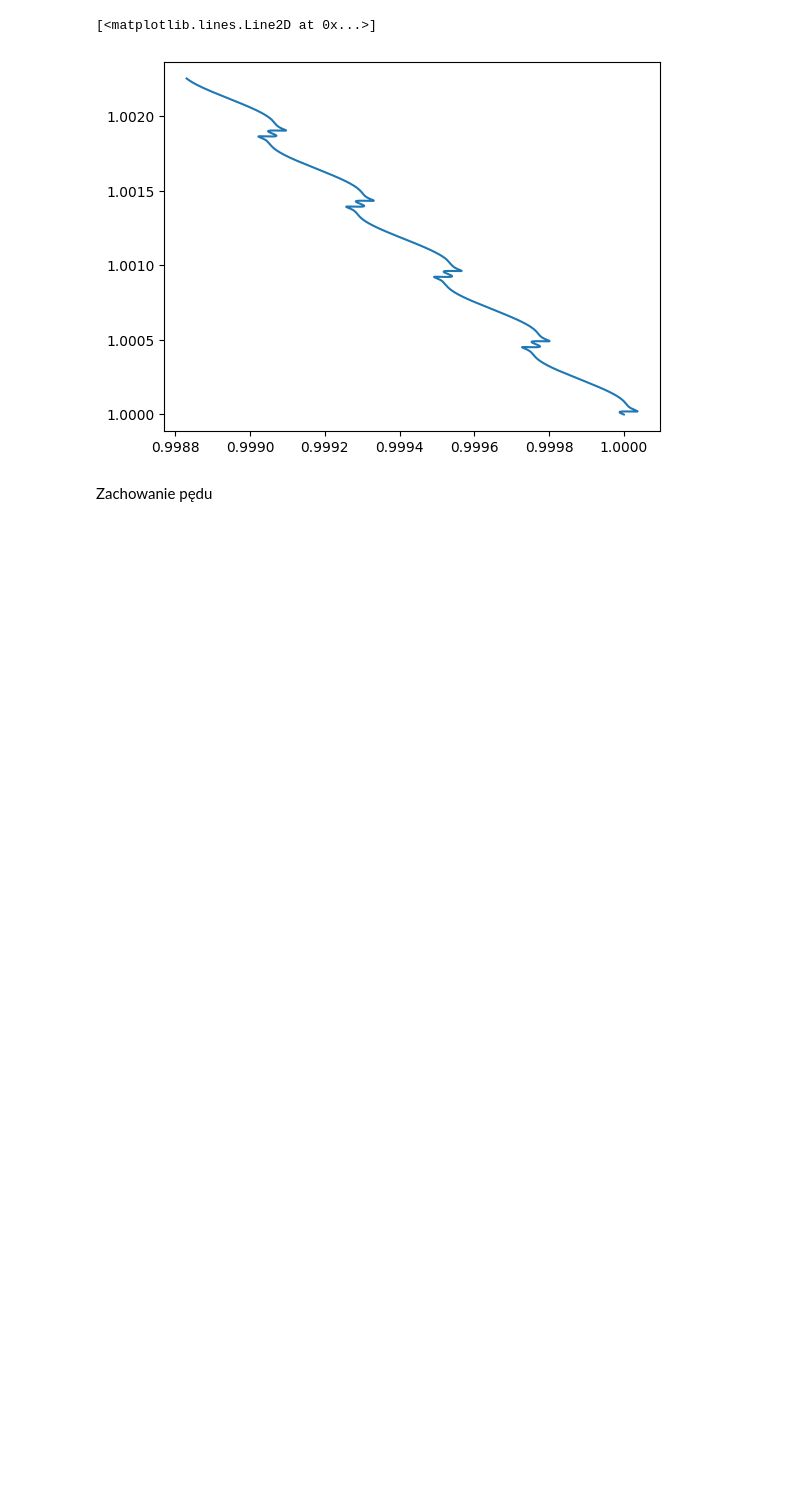
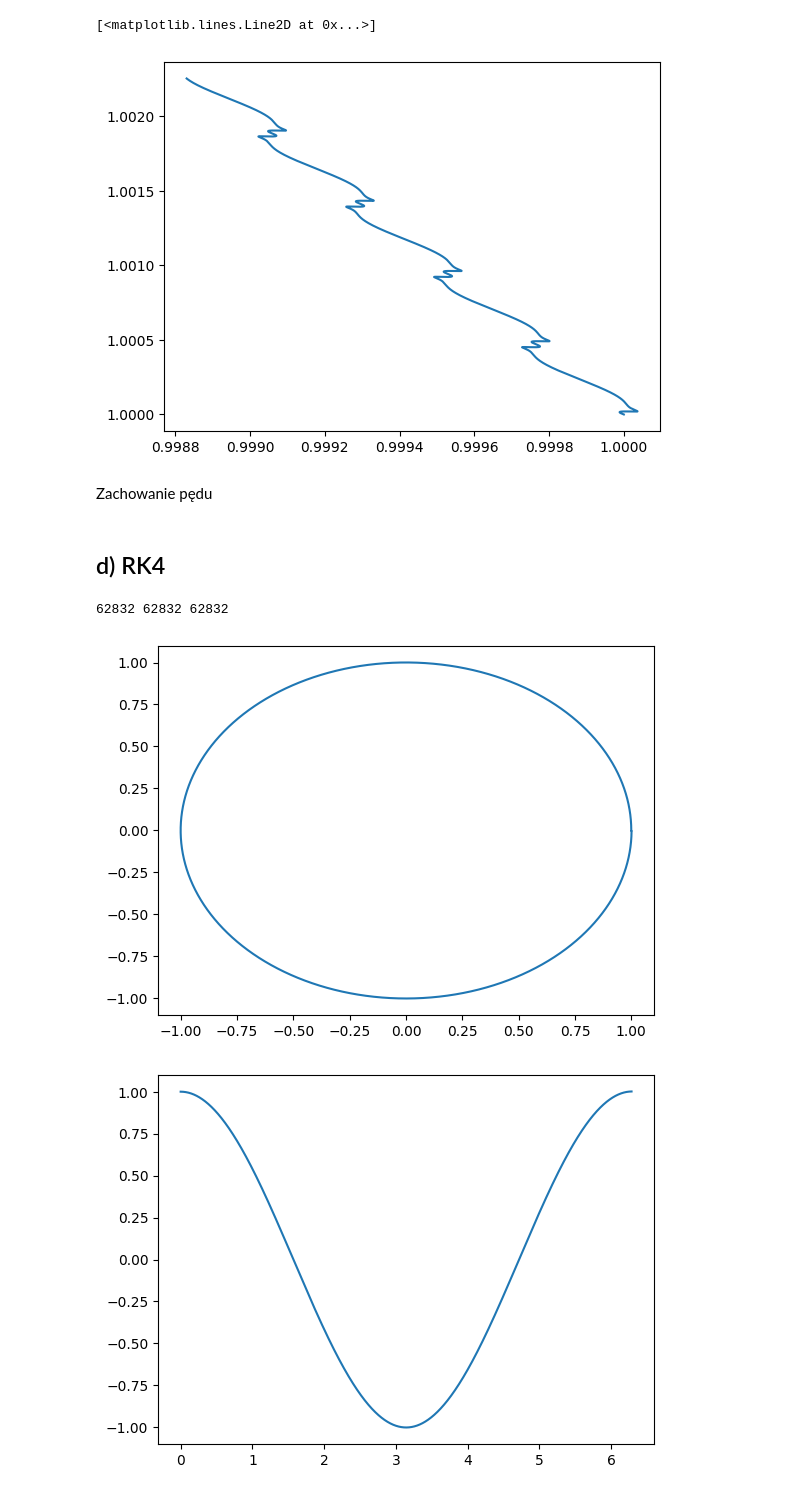
Before and after one commit to kpiotr6/MOWNIT, a Jupyter notebook: L9/txt.ipynb, the cells around one changed output. Drawn from its saved outputs; the diff is of its cells as text; code cells hidden in the pictures; blank space fills up the shorter version.

```diff
--- a/L9/txt.ipynb
+++ b/L9/txt.ipynb
@@ -234,3 +234,20 @@ plt.plot(v,r)
 [figure]
 # %% [markdown]
 Zachowanie pędu
+# %% [markdown]
+## d) RK4
+# %%
+def ode_val_x1_y1(t, y_k, x, y):
+    return x
+def ode_val_x2(t, y_k, x, y):
+    return -x/((x**2 + y**2)**(3/2))
+
+def ode_val_y2(t, y_k, x, y):
+    return -y/((x**2 + y**2)**(3/2))
+# %%
+def count_rk_step(f, t_k, y_k, x1_k, y1_k, h):
+    k1 = f(t_k, y_k, x1_k, y1_k)
+    k2 = f(t_k + h/2, y_k + (h/2)*k1, x1_k, y1_k)
+    k3 = f(t_k + h/2, y_k + (h/2)*k2, x1_k, y1_k)
+    k4 = f(t_k + h, y_k + h*k3, x1_k, y1_k)
+    return y_k + h/6 * (k1 + 2*k2 + 2*k3 + k4)
@@ -236,0 +281,32 @@ Zachowanie pędu
+# %%
+(x, y, x_der, y_der, t, n) = rk4(1, 0, 0, 1, 0.0001, 2*np.pi)
+print(len(x), len(y), len(t))
+plt.plot(x, y)
+plt.show()
+
+
+plt.plot(t, x)
+plt.show()
+
+
+plt.plot(t, y)
+plt.show()
+
+x_vals = np.arange(0, n, 1)
+
+# energy conservation law
+ecl = [abs(x_der[i]**2 + y_der[i]**2)/2 - 1/((x[i]**2 + y[i]**2)**(1/2)) for i in range(n)]
+# plt.semilogy()
+# print(ecl, x_vals)
+plt.plot(x_vals, ecl)
+plt.show()
+
+# momentum conservation law
+mcl = [(x[i]*y_der[i] - y[i]*x_der[i]) for i in range(n)]
+plt.semilogy()
+plt.plot(x_vals, mcl)
+plt.show()
+# %% [output]
+62832 62832 62832
+[figure, added]
+[figure, added]
```
Also changed, not shown: parts of 3 cells of this notebook.
